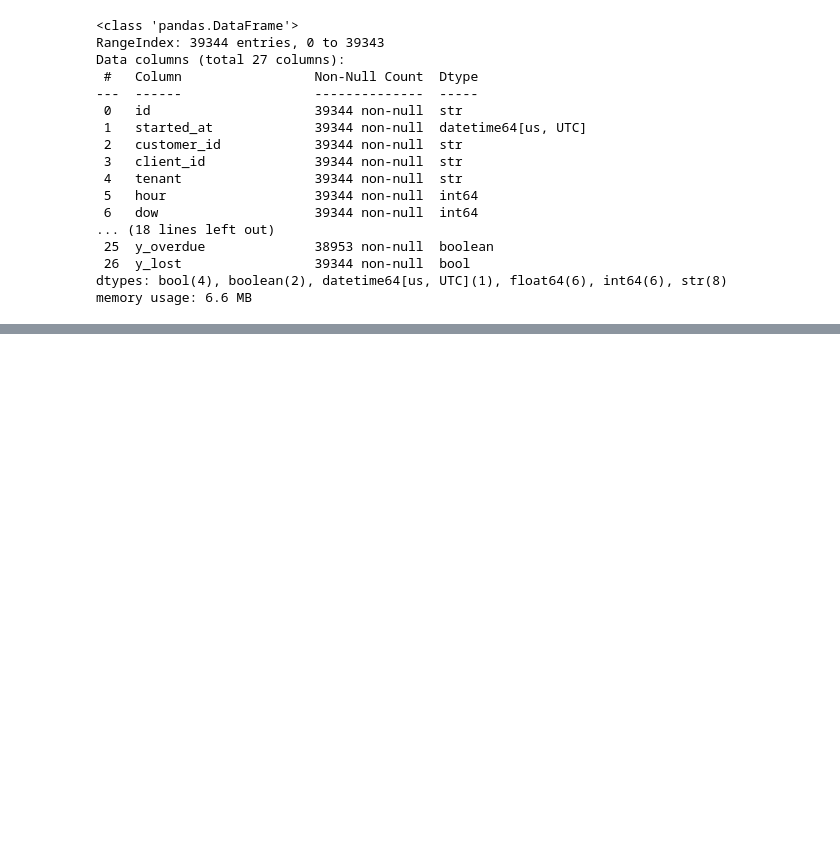
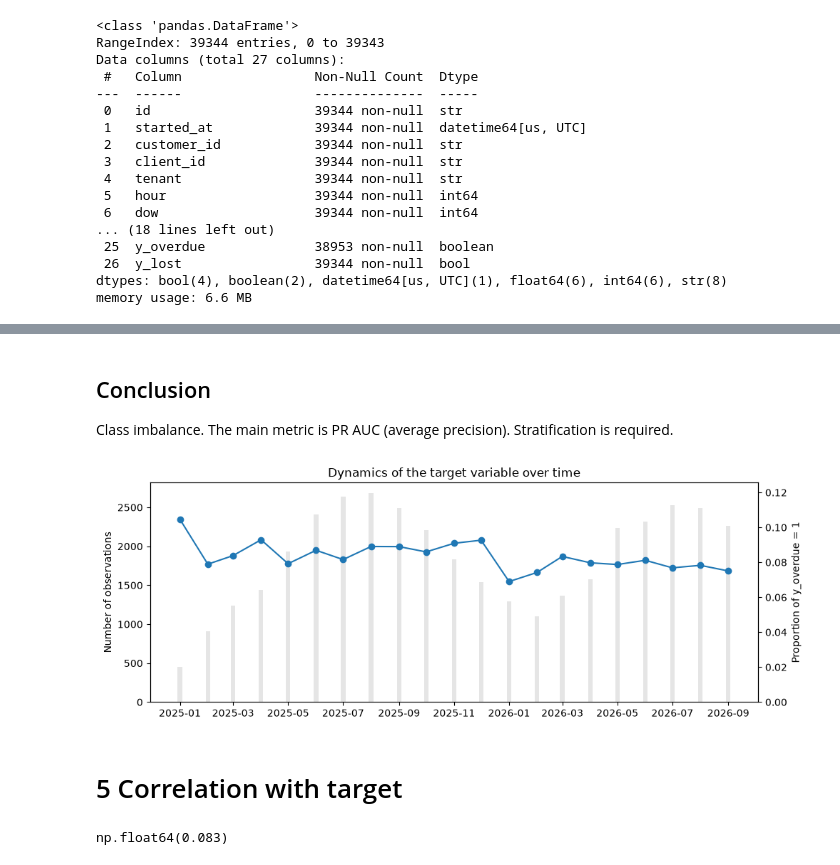
Before and after one commit to kirillrub108/predict-rental-overdue, a Jupyter notebook: main.ipynb, the cells around one changed output, grey strips where cells are left out. Drawn from its saved outputs; the diff is of its cells as text; code cells hidden in the pictures; blank space fills up the shorter version.

```diff
--- a/main.ipynb
+++ b/main.ipynb
@@ -442,0 +167,34 @@ No post-outcome columns among the features, and no single feature is suspiciousl
+# %% [markdown]
+## Сonclusion
+Class imbalance.
+The main metric is PR AUC (average precision).
+Stratification is required.
+# %%
+ts = (
+    df.set_index("started_at")["y_overdue"]
+      .resample("MS")
+      .agg(rate="mean", n="size")
+)
+
+fig, ax1 = plt.subplots(figsize=(11, 4))
+ax1.bar(ts.index, ts["n"], width=5, alpha=0.2, color="gray")
+ax1.set_ylabel("Number of observations")
+
+ax2 = ax1.twinx()
+ax2.plot(ts.index, ts["rate"], marker="o", color="C0")
+ax2.set_ylabel("Proportion of y_overdue = 1")
+ax2.set_ylim(0, ts["rate"].max() * 1.2)
+
+plt.title("Dynamics of the target variable over time")
+plt.show()
+# %% [output]
+[figure, added]
+# %% [markdown]
+# 5 Correlation with target
+# %%
+from sklearn.metrics import roc_auc_score
+
+base = df[TARGET].mean()   # The total percentage of delays, the starting point for all comparisons
+base.round(3)
+# %% [output]
+np.float64(0.083)
```
Also changed, not shown: parts of 75 cells of this notebook, 1 other file.
